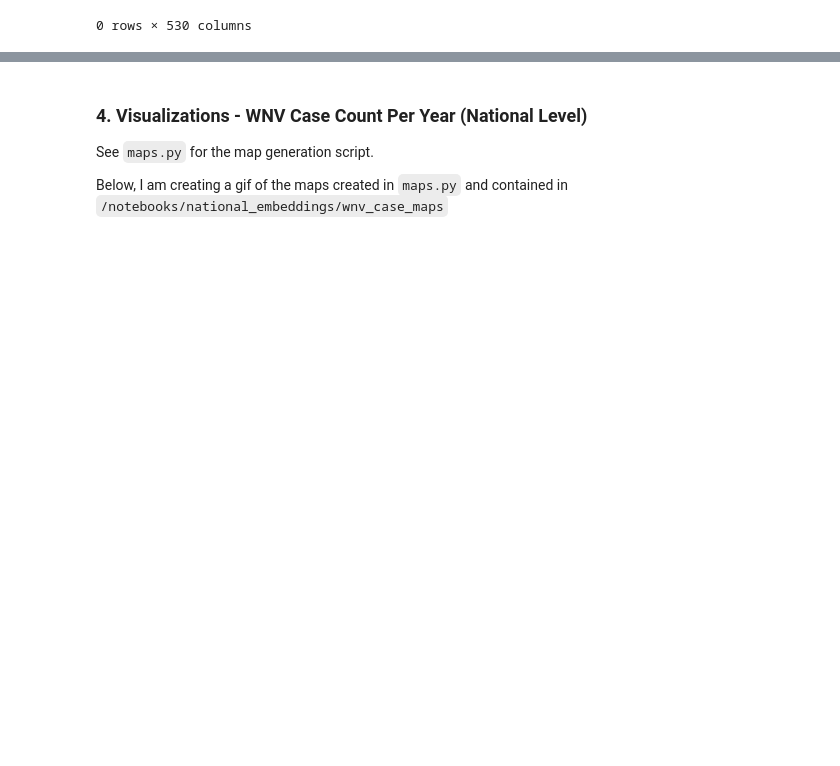
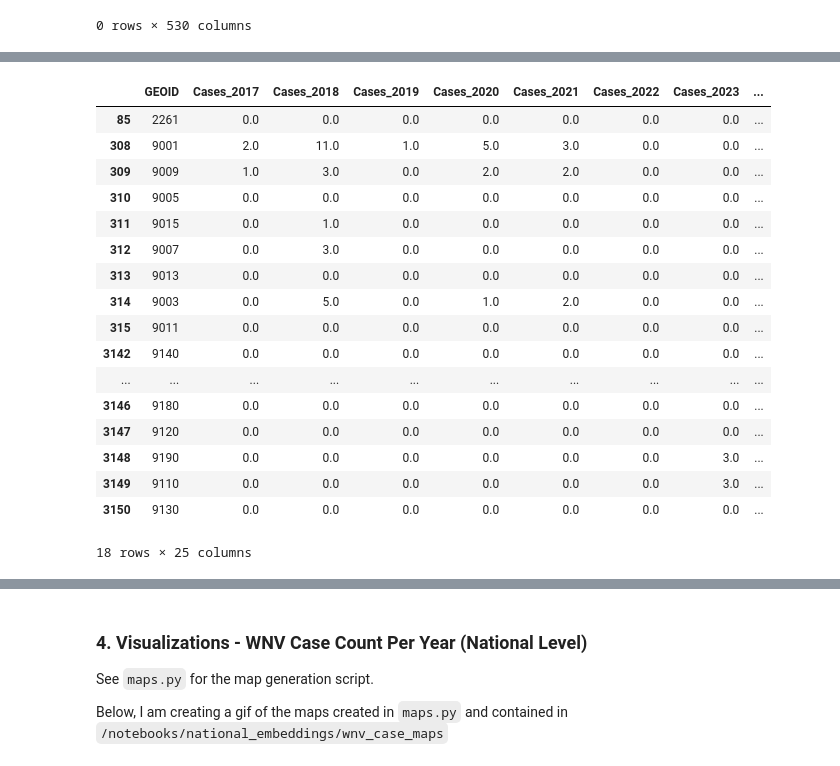
Before and after one commit to Amoreno73/wnv_embeddings, a Jupyter notebook: notebooks/national_embeddings/wnv_analysis.ipynb, the cells around one changed output, grey strips where cells are left out. Saved outputs shown, nothing was run; the diff lists cells and outputs as text; code cells hidden in the pictures; blank space fills up the shorter version.

```diff
--- a/notebooks/national_embeddings/wnv_analysis.ipynb
+++ b/notebooks/national_embeddings/wnv_analysis.ipynb
@@ -637,0 +644,3 @@ Length: 530, dtype: int64
+# %%
+df_all = pd.read_csv("../national_embeddings/national_wnv_case_data/long_cases_popln_embs.csv").drop(columns="Unnamed: 0")
+df_all
@@ -637,0 +661,4 @@ Length: 530, dtype: int64
+# %%
+for year in range(2017, 2025):
+	# cases per 100k = (# disease cases / # county popln) * 100k
+	df_all[f"Normalized_{year}"] = (df_all[f"Cases_{year}"] / df_all[f"Popln_{year}"]) * 100_000
@@ -637,0 +687,21 @@ Length: 530, dtype: int64
+# %%
+df_all.iloc[:, -25:][df_all.iloc[:, -25:].isnull().any(axis=1)]
+# %% [output]
+|  | GEOID | Cases_2017 | Cases_2018 | Cases_2019 | Cases_2020 | Cases_2021 | Cases_2022 | Cases_2023 | ... |
+| 85 | 2261 | 0.0 | 0.0 | 0.0 | 0.0 | 0.0 | 0.0 | 0.0 | ... |
+| 308 | 9001 | 2.0 | 11.0 | 1.0 | 5.0 | 3.0 | 0.0 | 0.0 | ... |
+| 309 | 9009 | 1.0 | 3.0 | 0.0 | 2.0 | 2.0 | 0.0 | 0.0 | ... |
+| 310 | 9005 | 0.0 | 0.0 | 0.0 | 0.0 | 0.0 | 0.0 | 0.0 | ... |
+| 311 | 9015 | 0.0 | 1.0 | 0.0 | 0.0 | 0.0 | 0.0 | 0.0 | ... |
+| 312 | 9007 | 0.0 | 3.0 | 0.0 | 0.0 | 0.0 | 0.0 | 0.0 | ... |
+| 313 | 9013 | 0.0 | 0.0 | 0.0 | 0.0 | 0.0 | 0.0 | 0.0 | ... |
+| 314 | 9003 | 0.0 | 5.0 | 0.0 | 1.0 | 2.0 | 0.0 | 0.0 | ... |
+| 315 | 9011 | 0.0 | 0.0 | 0.0 | 0.0 | 0.0 | 0.0 | 0.0 | ... |
+| 3142 | 9140 | 0.0 | 0.0 | 0.0 | 0.0 | 0.0 | 0.0 | 0.0 | ... |
+| ... | ... | ... | ... | ... | ... | ... | ... | ... | ... |
+| 3146 | 9180 | 0.0 | 0.0 | 0.0 | 0.0 | 0.0 | 0.0 | 0.0 | ... |
+| 3147 | 9120 | 0.0 | 0.0 | 0.0 | 0.0 | 0.0 | 0.0 | 0.0 | ... |
+| 3148 | 9190 | 0.0 | 0.0 | 0.0 | 0.0 | 0.0 | 0.0 | 3.0 | ... |
+| 3149 | 9110 | 0.0 | 0.0 | 0.0 | 0.0 | 0.0 | 0.0 | 3.0 | ... |
+| 3150 | 9130 | 0.0 | 0.0 | 0.0 | 0.0 | 0.0 | 0.0 | 0.0 | ... |
+18 rows × 25 columns
```
Also changed, not shown: parts of 13 cells of this notebook, 1 other file.
